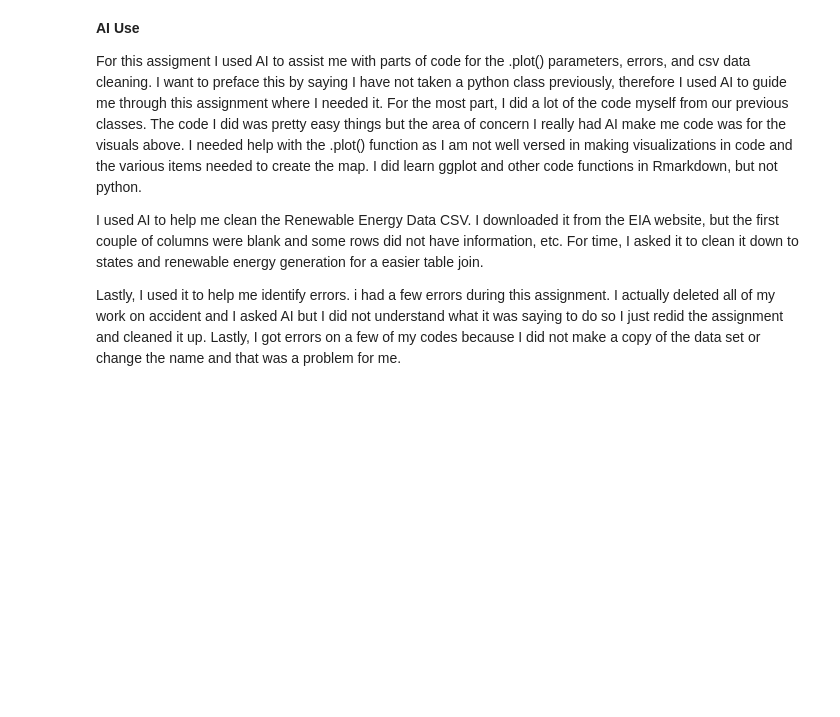
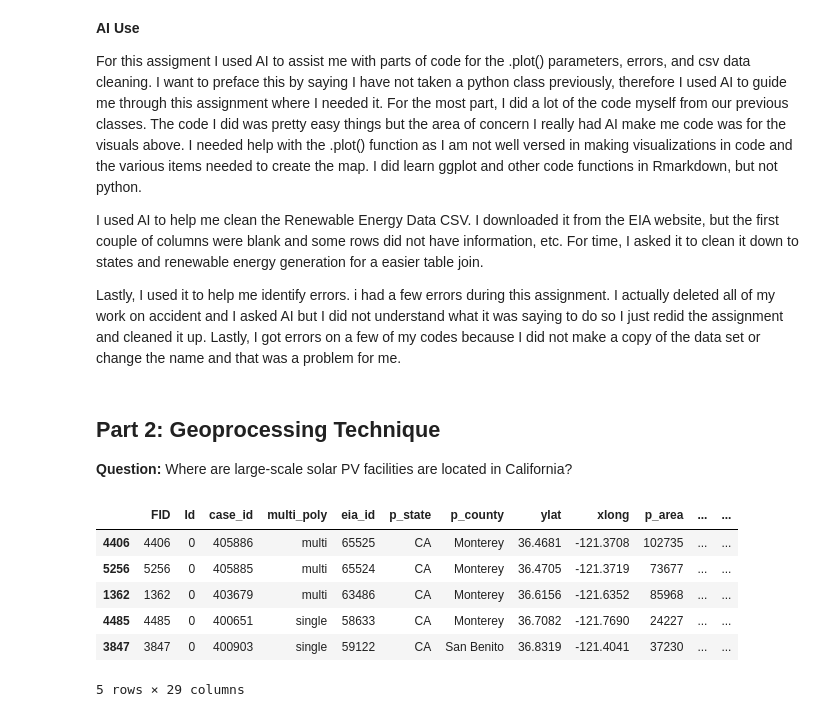
Before and after one commit to oliviapozytko/geog592-opozytko, a Jupyter notebook: homework/week07/homework07.ipynb, the cells around one changed output. Cells and saved outputs as stored; diff of their text form; code cells hidden in the pictures; blank space fills up the shorter version.

```diff
--- a/homework/week07/homework07.ipynb
+++ b/homework/week07/homework07.ipynb
@@ -351,3 +378,6 @@ For this assigment I used AI to assist me with parts of code for the .plot() par
 I used AI to help me clean the Renewable Energy Data CSV. I downloaded it from the EIA website, but the first couple of columns were blank and some rows did not have information, etc. For time, I asked it to clean it down to states and renewable energy generation for a easier table join.
 
 Lastly, I used it to help me identify errors. i had a few errors during this assignment. I actually deleted all of my work on accident and I asked AI but I did not understand what it was saying to do so I just redid the assignment and cleaned it up. Lastly, I got errors on a few of my codes because I did not make a copy of the data set or change the name and that was a problem for me.
+# %% [markdown]
+## **Part 2: Geoprocessing Technique**
+**Question:** Where are large-scale solar PV facilities are located in California?
@@ -353,0 +390,10 @@ Lastly, I used it to help me identify errors. i had a few errors during this ass
+# %%
+solar_ca_clip.head()
+# %% [output]
+|  | FID | Id | case_id | multi_poly | eia_id | p_state | p_county | ylat | xlong | p_area | ... | ... |
+| 4406 | 4406 | 0 | 405886 | multi | 65525 | CA | Monterey | 36.4681 | -121.3708 | 102735 | ... | ... |
+| 5256 | 5256 | 0 | 405885 | multi | 65524 | CA | Monterey | 36.4705 | -121.3719 | 73677 | ... | ... |
+| 1362 | 1362 | 0 | 403679 | multi | 63486 | CA | Monterey | 36.6156 | -121.6352 | 85968 | ... | ... |
+| 4485 | 4485 | 0 | 400651 | single | 58633 | CA | Monterey | 36.7082 | -121.7690 | 24227 | ... | ... |
+| 3847 | 3847 | 0 | 400903 | single | 59122 | CA | San Benito | 36.8319 | -121.4041 | 37230 | ... | ... |
+5 rows × 29 columns
```
Also changed, not shown: parts of 19 cells of this notebook, 3 other files.
